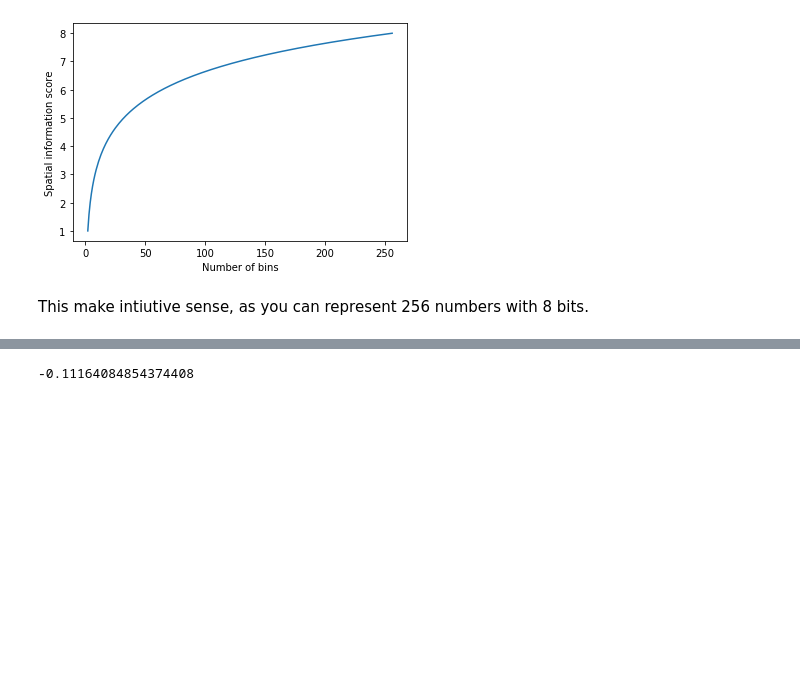
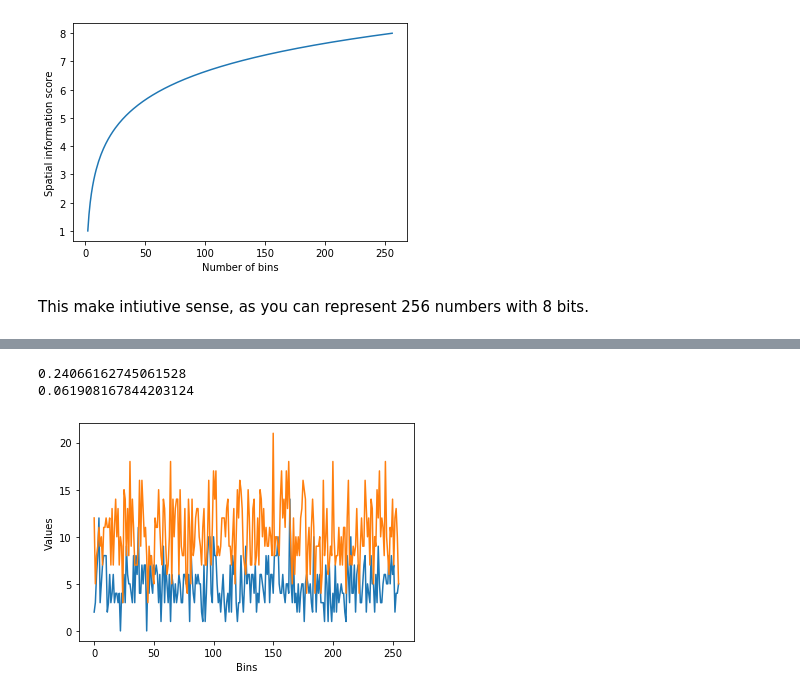
Before and after one commit to kevin-allen/spatialInfoScore, a Jupyter notebook: SpatialInfoScore.ipynb, the cells around one changed output, grey strips where cells are left out. Saved outputs shown, nothing was run; the diff lists cells and outputs as text; code cells hidden in the pictures; blank space fills up the shorter version.

```diff
--- a/SpatialInfoScore.ipynb
+++ b/SpatialInfoScore.ipynb
@@ -18,21 +18,29 @@ Info(x) = \sum_{n=1}^{N} p_i \frac{\lambda_i}{\lambda} log2 \frac{\lambda_i}{\la
 # %%
 import numpy as np
 
-def spatialInformationScore(spikes,times):
+def spatialInformationScore(spikes,times,meanRateOcc=True):
     """
     spikes: array containing the number of spikes per spatial bin
     times: time spent in each bin, in seconds
+    meanRateOcc: boolean, if True will calculate the mean rate :  spikes.sum()/times.sum(), otherwise rate.mean()
     """
-    # Check that there bins with a time of 0, get rid of them
-    # After all, there are many other bins in the world that were not visited and they should not be included
+    # Check if there are bins with a time of 0, get rid of them
+    # after all, there are many other bins in the world that were not visited and were not included
     spikes = spikes[times>0]
     times = times[times>0]
 
 
     # We need the firing rate per bin, defined as spikes/time
     rate = spikes/times
-    # mean rate
-    mrate = rate.mean()
+
+    # mean rate of the cell
+    # I presume this should take into account the occupancy in each bin
+    if meanRateOcc:
+        mrate = spikes.sum()/times.sum()
+    else:
+        mrate = rate.mean()
+
+
     # probability to occupy a bin
     prob=times/times.sum()
 
@@ -83,7 +98,17 @@ We manipulate the lambda of the poisson distribution to see the effect of manipu
 # %%
 nBins=256
-spikes = np.random.poisson(12,nBins)
-times = np.random.poisson(2,nBins)
-print(spatialInformationScore(spikes,times))
+spikes = np.random.poisson(5,nBins)
+times = np.random.poisson(10,nBins)
+print(spatialInformationScore(spikes,times,meanRateOcc=True))
+print(spatialInformationScore(spikes,times,meanRateOcc=False))
+
+## plot the spikes and time arrays
+plt.plot(spikes)
+plt.plot(times)
+plt.xlabel("Bins")
+plt.ylabel("Values")
+plt.show()
 # %% [output]
--0.11164084854374408
+0.24066162745061528
+0.061908167844203124
+[figure, added]
```
Also changed, not shown: parts of 4 cells of this notebook.
